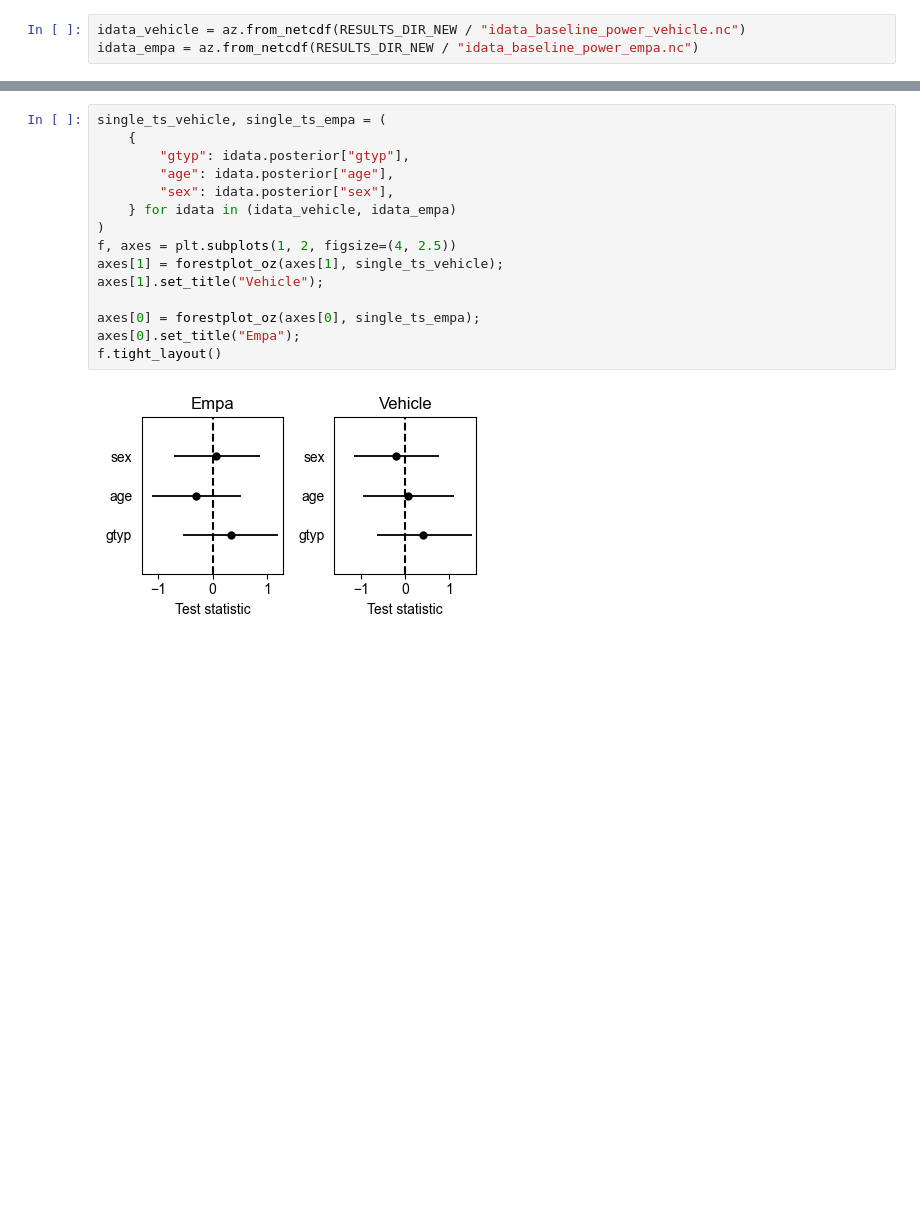
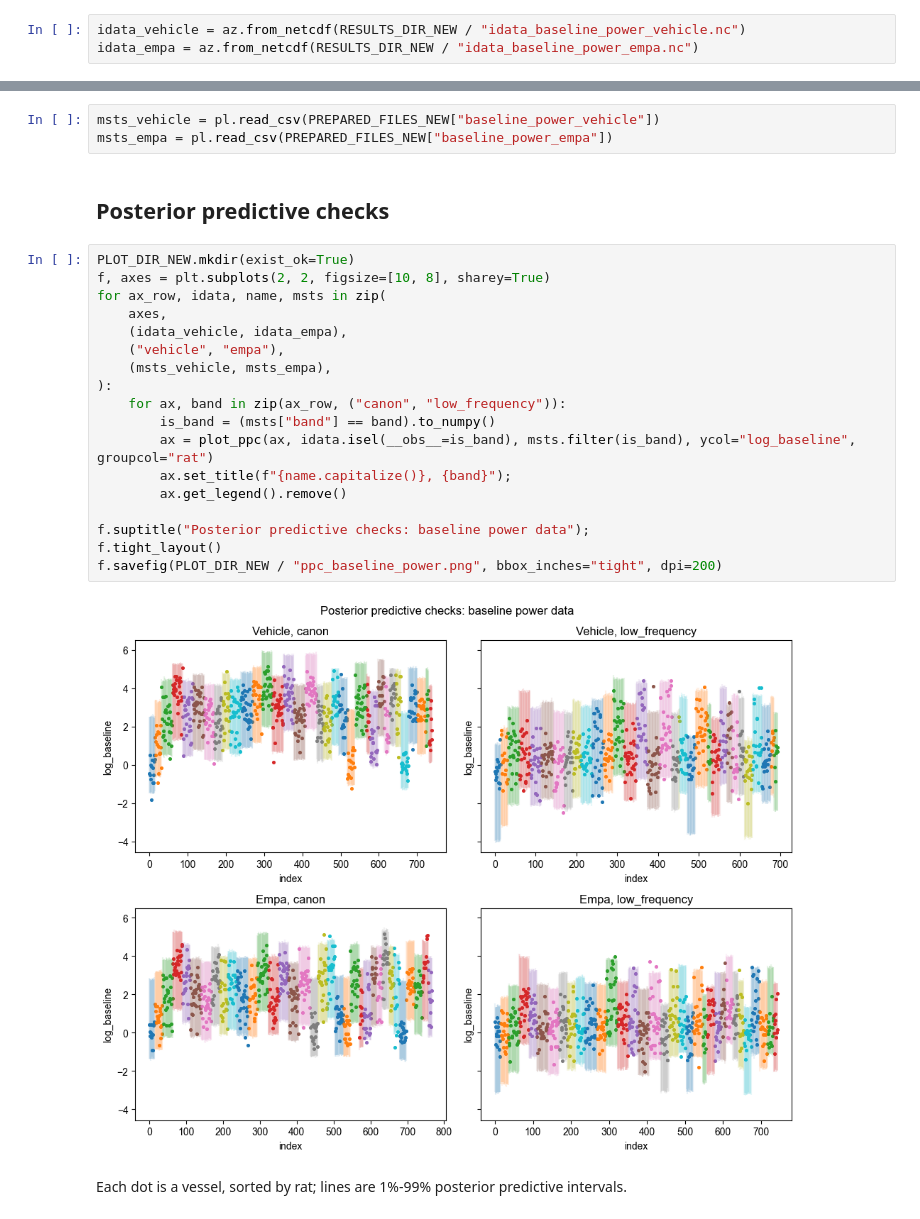
Before and after one commit to teddygroves/kidney, a Jupyter notebook: notebooks/new/analyse fits baseline power.ipynb, the cells around one changed output, grey strips where cells are left out. Drawn from its saved outputs; the diff is of its cells as text; blank space fills up the shorter version.

Commit message:
Extend analysis of new data

```diff
--- a/notebooks/new/analyse fits baseline power.ipynb
+++ b/notebooks/new/analyse fits baseline power.ipynb
@@ -78,17 +51,27 @@ f.tight_layout()
-# %%
-single_ts_vehicle, single_ts_empa = (
-    {
-        "gtyp": idata.posterior["gtyp"],
-        "age": idata.posterior["age"],
-        "sex": idata.posterior["sex"],
-    } for idata in (idata_vehicle, idata_empa)
-)
-f, axes = plt.subplots(1, 2, figsize=(4, 2.5))
-axes[1] = forestplot_oz(axes[1], single_ts_vehicle);
-axes[1].set_title("Vehicle");
-
-axes[0] = forestplot_oz(axes[0], single_ts_empa);
-axes[0].set_title("Empa");
-f.tight_layout()
-# %% [output]
-[figure, removed]
+# %%
+msts_vehicle = pl.read_csv(PREPARED_FILES_NEW["baseline_power_vehicle"])
+msts_empa = pl.read_csv(PREPARED_FILES_NEW["baseline_power_empa"])
+# %% [markdown]
+## Posterior predictive checks
+# %%
+PLOT_DIR_NEW.mkdir(exist_ok=True)
+f, axes = plt.subplots(2, 2, figsize=[10, 8], sharey=True)
+for ax_row, idata, name, msts in zip(
+    axes,
+    (idata_vehicle, idata_empa),
+    ("vehicle", "empa"),
+    (msts_vehicle, msts_empa),
+):
+    for ax, band in zip(ax_row, ("canon", "low_frequency")):
+        is_band = (msts["band"] == band).to_numpy()
+        ax = plot_ppc(ax, idata.isel(__obs__=is_band), msts.filter(is_band), ycol="log_baseline", groupcol="rat")
+        ax.set_title(f"{name.capitalize()}, {band}");
+        ax.get_legend().remove()
+
+f.suptitle("Posterior predictive checks: baseline power data");
+f.tight_layout()
+f.savefig(PLOT_DIR_NEW / "ppc_baseline_power.png", bbox_inches="tight", dpi=200)
+# %% [output]
+[figure, added]
+# %% [markdown]
+Each dot is a vessel, sorted by rat; lines are 1%-99% posterior predictive intervals.
```
Also changed, not shown: parts of 12 cells of this notebook, 37 other files.
